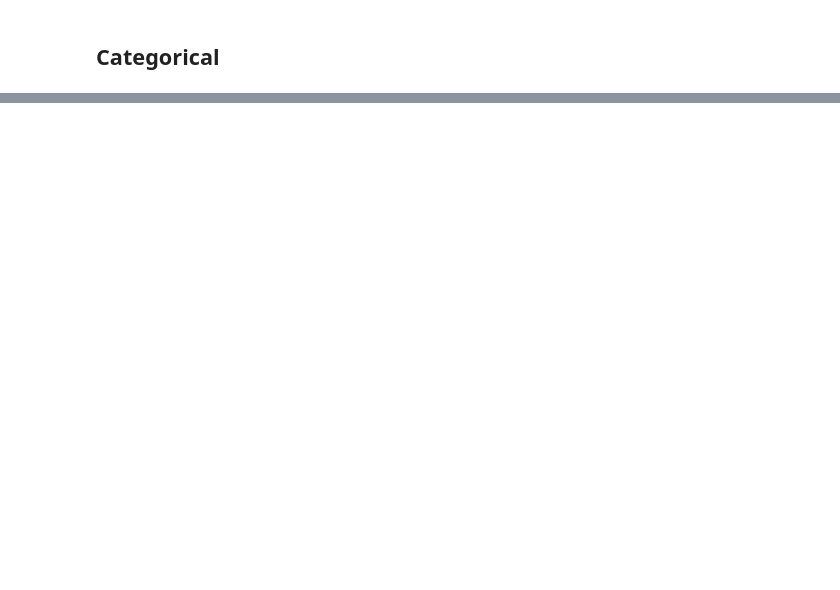
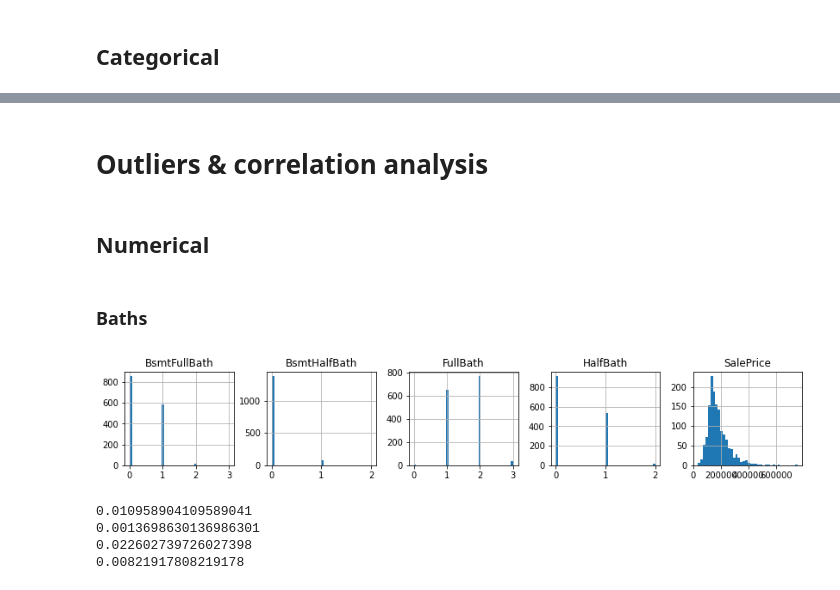
Before and after one commit to yauheni-se/HousePricesPrediction, a Jupyter notebook: HousePricesPrediction.ipynb, the cells around one changed output, grey strips where cells are left out. Drawn from its saved outputs; the diff is of its cells as text; code cells hidden in the pictures; blank space fills up the shorter version.

```diff
--- a/HousePricesPrediction.ipynb
+++ b/HousePricesPrediction.ipynb
@@ -774,0 +905,2 @@ for i in tmp['dist_cat']:
+# %% [markdown]
+# Outliers & correlation analysis
@@ -774,0 +921,22 @@ for i in tmp['dist_cat']:
+# %% [markdown]
+## Numerical
+# %% [markdown]
+### Baths
+# %%
+X = data.copy()
+X = X.loc[:, ['BsmtFullBath', 'BsmtHalfBath', 'FullBath', 'HalfBath', 'SalePrice']]
+# %%
+X.hist(layout=(6, 7), figsize=(20, 15), bins=40)
+plt.show()
+# %% [output]
+[figure, added]
+# %%
+print(X.loc[X.BsmtFullBath > 1, :].shape[0]/X.shape[0])    # 16 observations
+print(X.loc[X.BsmtHalfBath > 1, :].shape[0]/X.shape[0])    # 2 observations
+print(X.loc[X.FullBath > 2, :].shape[0]/X.shape[0])        # 33 observations
+print(X.loc[X.HalfBath > 1, :].shape[0]/X.shape[0])        # 12 observations
+# %% [output]
+0.010958904109589041
+0.0013698630136986301
+0.022602739726027398
+0.00821917808219178
```
Also changed, not shown: parts of 222 cells of this notebook, 1 other file.
